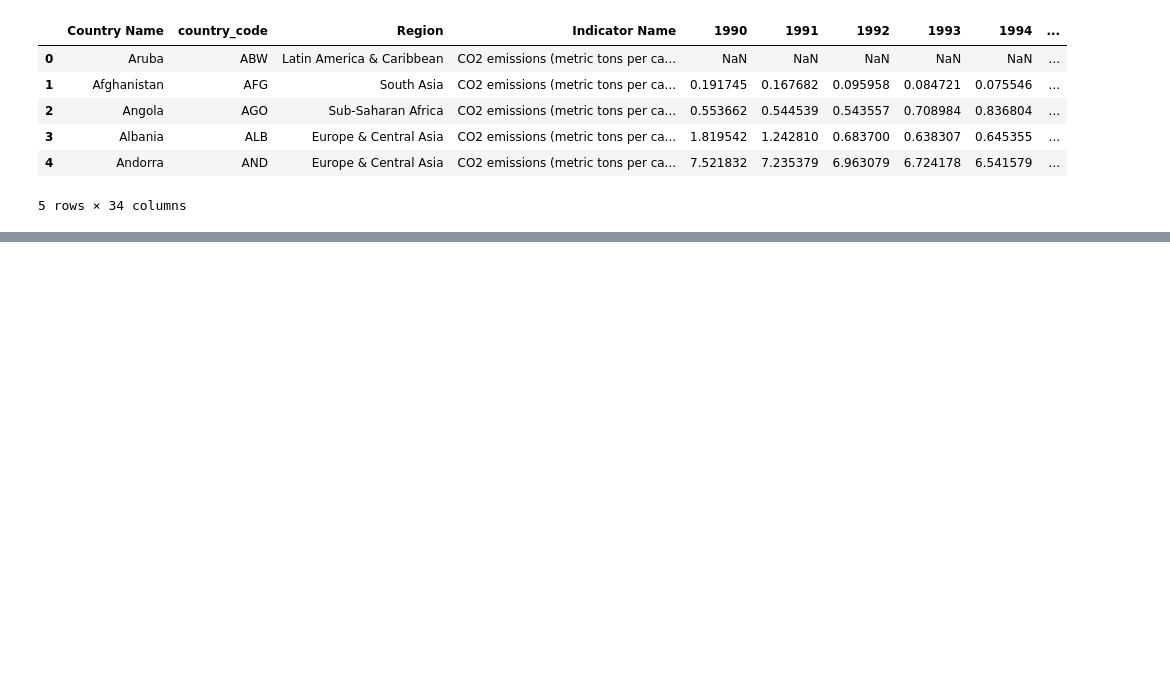
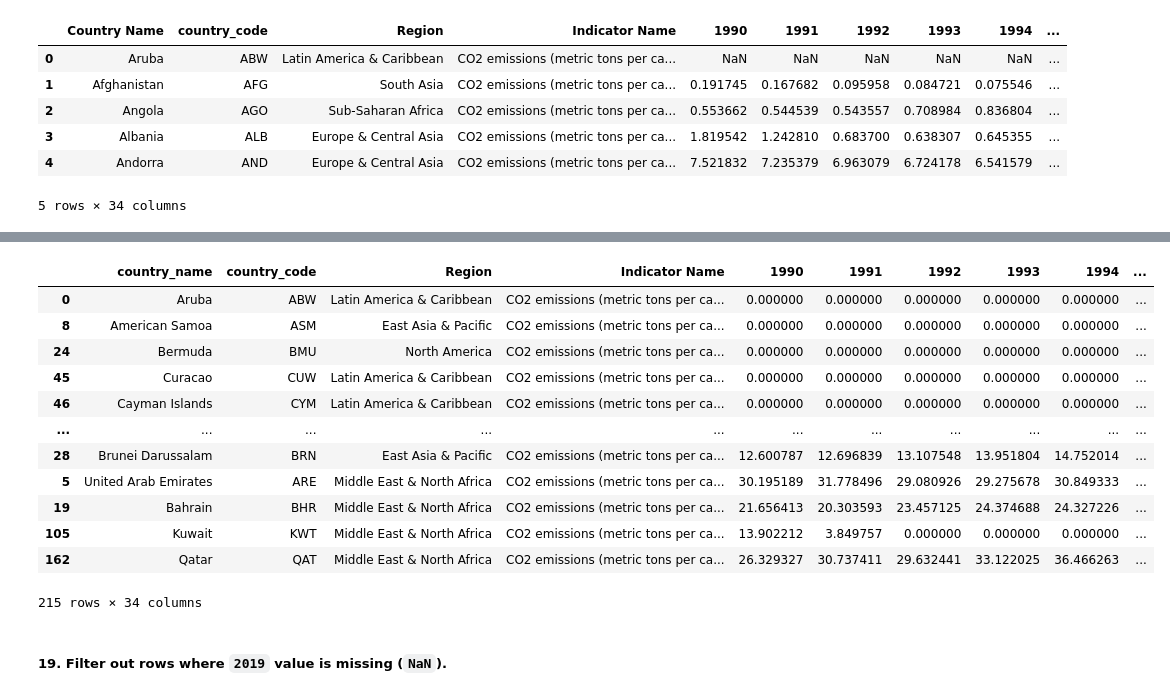
Before and after one commit to shiva3994/Projects, a Jupyter notebook: Python/P_CO2_emission.ipynb, the cells around one changed output, grey strips where cells are left out. Drawn from its saved outputs; the diff is of its cells as text; code cells hidden in the pictures; blank space fills up the shorter version.

```diff
--- a/Python/P_CO2_emission.ipynb
+++ b/Python/P_CO2_emission.ipynb
@@ -341,14 +341,14 @@ df.head()
 | 4 | Andorra | AND | Europe & Central Asia | CO2 emissions (metric tons per ca... | 7.521832 | 7.235379 | 6.963079 | 6.724178 | 6.541579 | ... |
 5 rows × 34 columns
 # %%
-year_columns = ['2015', '2016', '2017', '2018', '2019', '2020']
-#If you already know the exact year columns (say, 2015 through 2020), you could also just list them directly instead of using isdigit()
-df[year_columns] = df[year_columns].fillna(0)
+# year_columns = ['2015', '2016', '2017', '2018', '2019', '2020']
+# #If you already know the exact year columns (say, 2015 through 2020), you could also just list them directly instead of using isdigit()
+# df[year_columns] = df[year_columns].fillna(0)
 
 # OR
 
-# year_columns = [col for col in df.columns if col.isdigit()]
-# df[year_columns] = df[year_columns].fillna(0)
+year_columns = [col for col in df.columns if col.isdigit()]
+df[year_columns] = df[year_columns].fillna(0)
 
 #[col for col in df.columns if col.isdigit()]
 #A list comprehension that grabs only the column names that are purely numeric strings (like '2019', '2020')
@@ -356,0 +379,2 @@ df[year_columns] = df[year_columns].fillna(0)
+# %%
+df.rename(columns = {'Country Name': 'country_name'}, inplace = True)
@@ -357 +403,19 @@ df[year_columns] = df[year_columns].fillna(0)
+# %%
+df.sort_values(by = '2019', ascending = True)
+# %% [output]
+|  | country_name | country_code | Region | Indicator Name | 1990 | 1991 | 1992 | 1993 | 1994 | ... |
+| 0 | Aruba | ABW | Latin America & Caribbean | CO2 emissions (metric tons per ca... | 0.000000 | 0.000000 | 0.000000 | 0.000000 | 0.000000 | ... |
+| 8 | American Samoa | ASM | East Asia & Pacific | CO2 emissions (metric tons per ca... | 0.000000 | 0.000000 | 0.000000 | 0.000000 | 0.000000 | ... |
+| 24 | Bermuda | BMU | North America | CO2 emissions (metric tons per ca... | 0.000000 | 0.000000 | 0.000000 | 0.000000 | 0.000000 | ... |
+| 45 | Curacao | CUW | Latin America & Caribbean | CO2 emissions (metric tons per ca... | 0.000000 | 0.000000 | 0.000000 | 0.000000 | 0.000000 | ... |
+| 46 | Cayman Islands | CYM | Latin America & Caribbean | CO2 emissions (metric tons per ca... | 0.000000 | 0.000000 | 0.000000 | 0.000000 | 0.000000 | ... |
+| ... | ... | ... | ... | ... | ... | ... | ... | ... | ... | ... |
+| 28 | Brunei Darussalam | BRN | East Asia & Pacific | CO2 emissions (metric tons per ca... | 12.600787 | 12.696839 | 13.107548 | 13.951804 | 14.752014 | ... |
+| 5 | United Arab Emirates | ARE | Middle East & North Africa | CO2 emissions (metric tons per ca... | 30.195189 | 31.778496 | 29.080926 | 29.275678 | 30.849333 | ... |
+| 19 | Bahrain | BHR | Middle East & North Africa | CO2 emissions (metric tons per ca... | 21.656413 | 20.303593 | 23.457125 | 24.374688 | 24.327226 | ... |
+| 105 | Kuwait | KWT | Middle East & North Africa | CO2 emissions (metric tons per ca... | 13.902212 | 3.849757 | 0.000000 | 0.000000 | 0.000000 | ... |
+| 162 | Qatar | QAT | Middle East & North Africa | CO2 emissions (metric tons per ca... | 26.329327 | 30.737411 | 29.632441 | 33.122025 | 36.466263 | ... |
+215 rows × 34 columns
+# %% [markdown]
+##### 19. Filter out rows where `2019` value is missing (`NaN`).
 # %%
```
Also changed, not shown: parts of 7 cells of this notebook.
